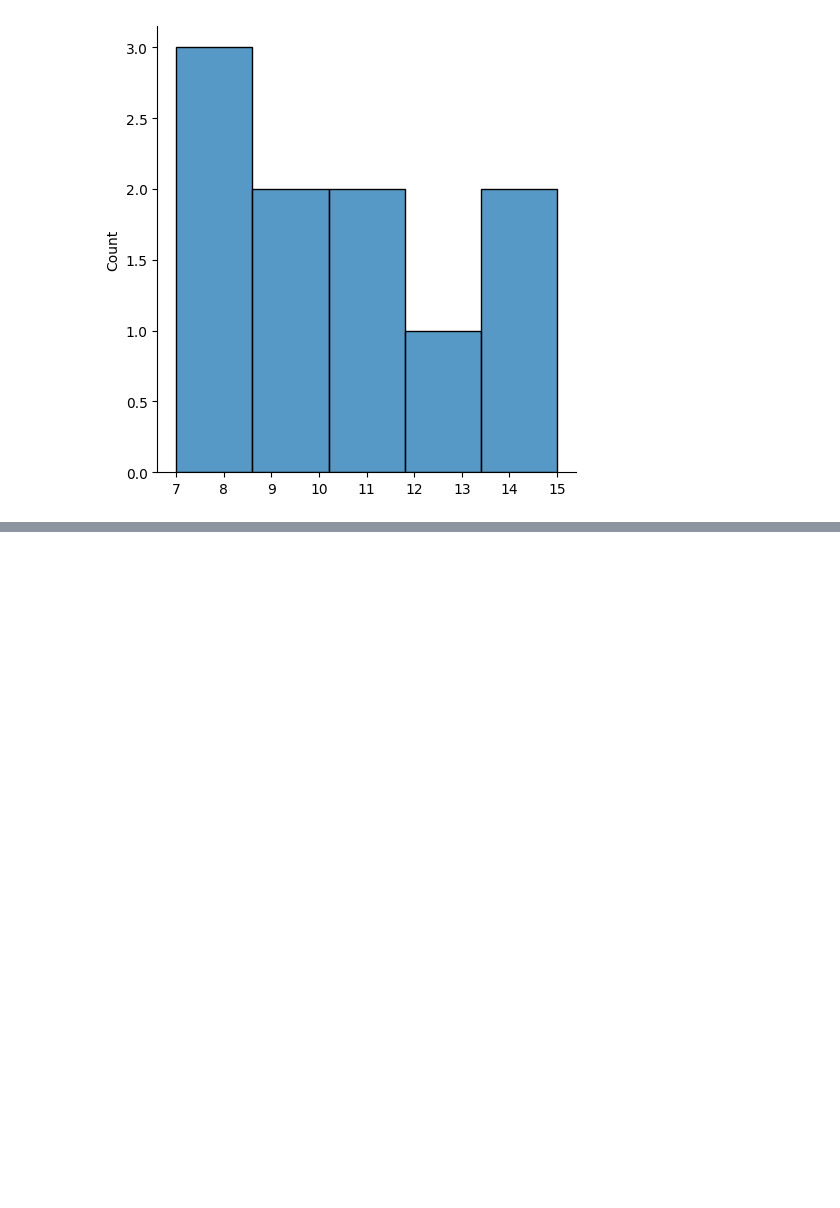
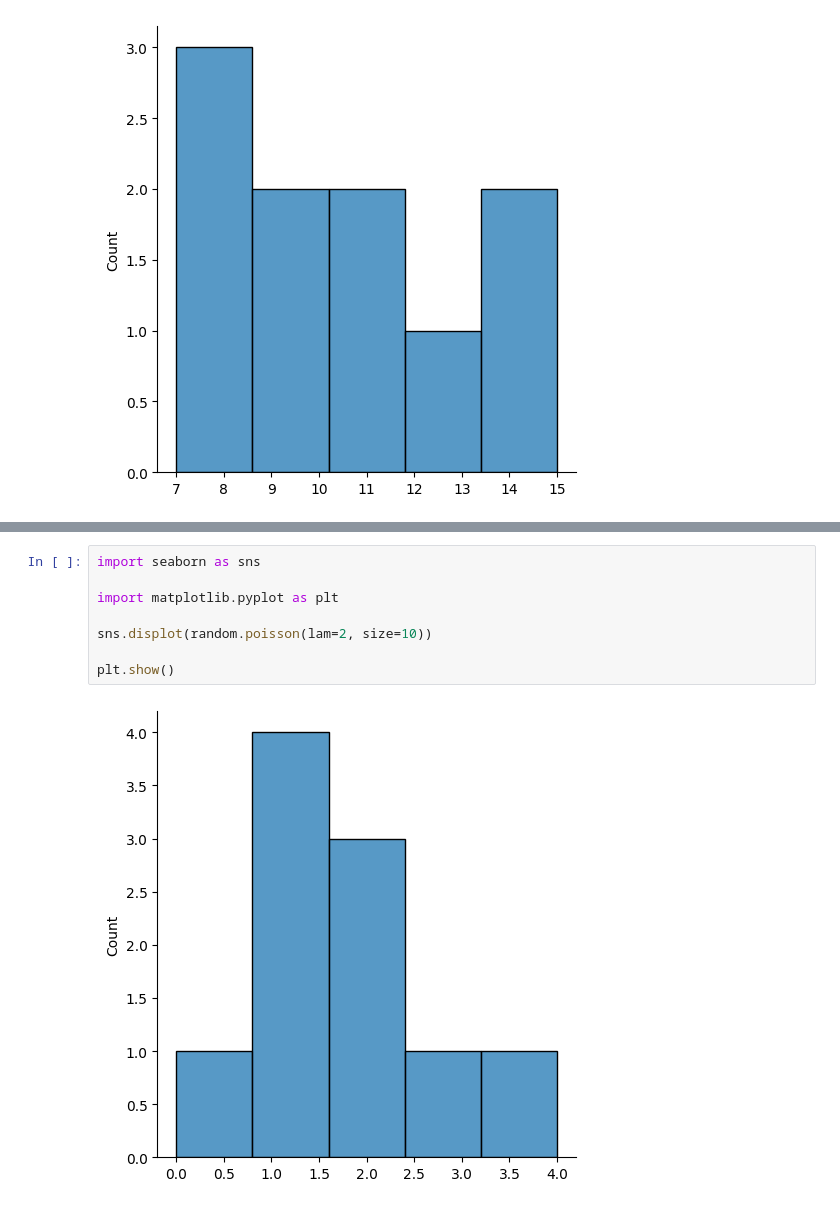
Before and after one commit to Usama1190/numpy-random, a Jupyter notebook: npr02/npr02.ipynb, the cells around one changed output, grey strips where cells are left out. Saved outputs shown, nothing was run; the diff lists cells and outputs as text; blank space fills up the shorter version.

Commit message:
Completed numpy random

```diff
--- a/npr02/npr02.ipynb
+++ b/npr02/npr02.ipynb
@@ -62,0 +71,10 @@ plt.show()
+# %%
+import seaborn as sns
+
+import matplotlib.pyplot as plt
+
+sns.displot(random.poisson(lam=2, size=10))
+
+plt.show()
+# %% [output]
+[figure, added]
```
Also changed, not shown: parts of 12 cells of this notebook, 1 other file.
